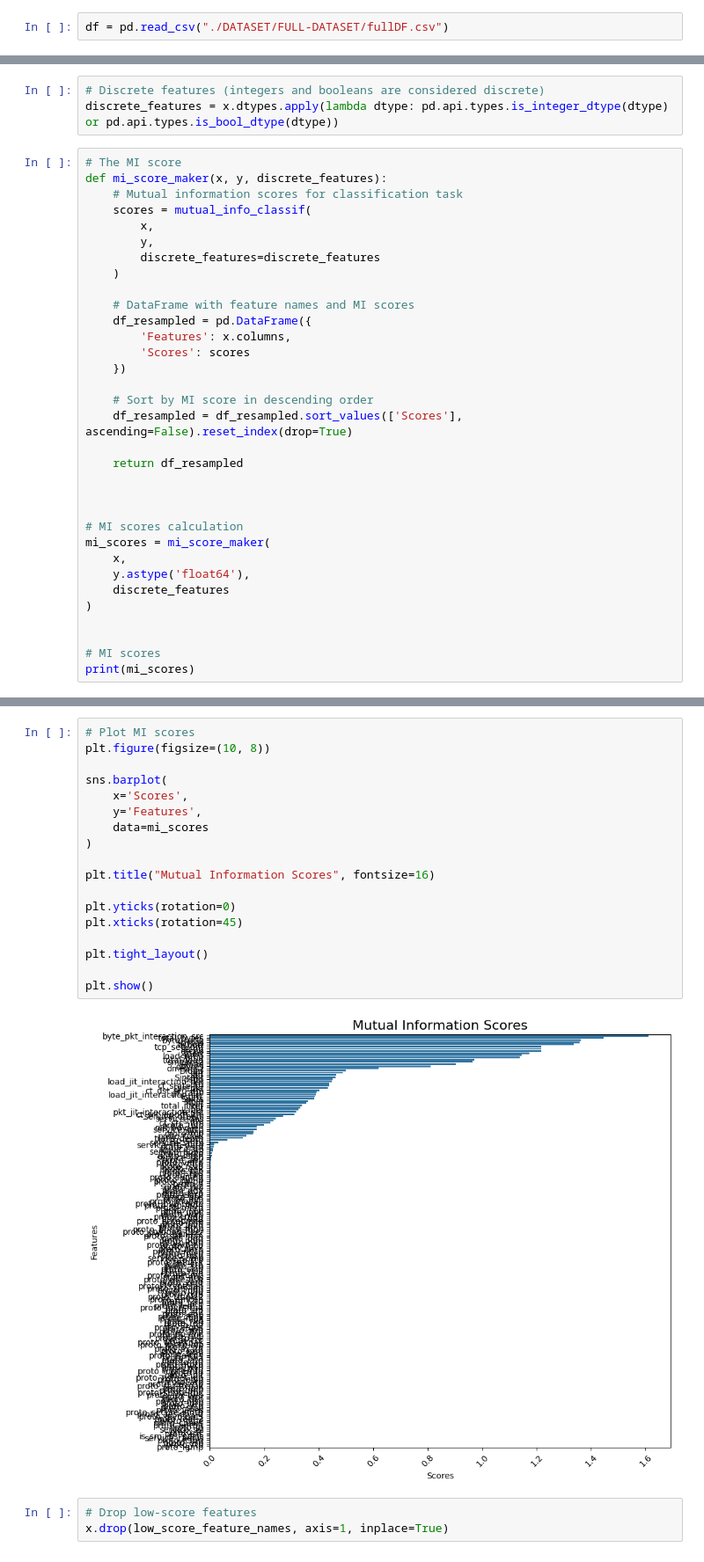
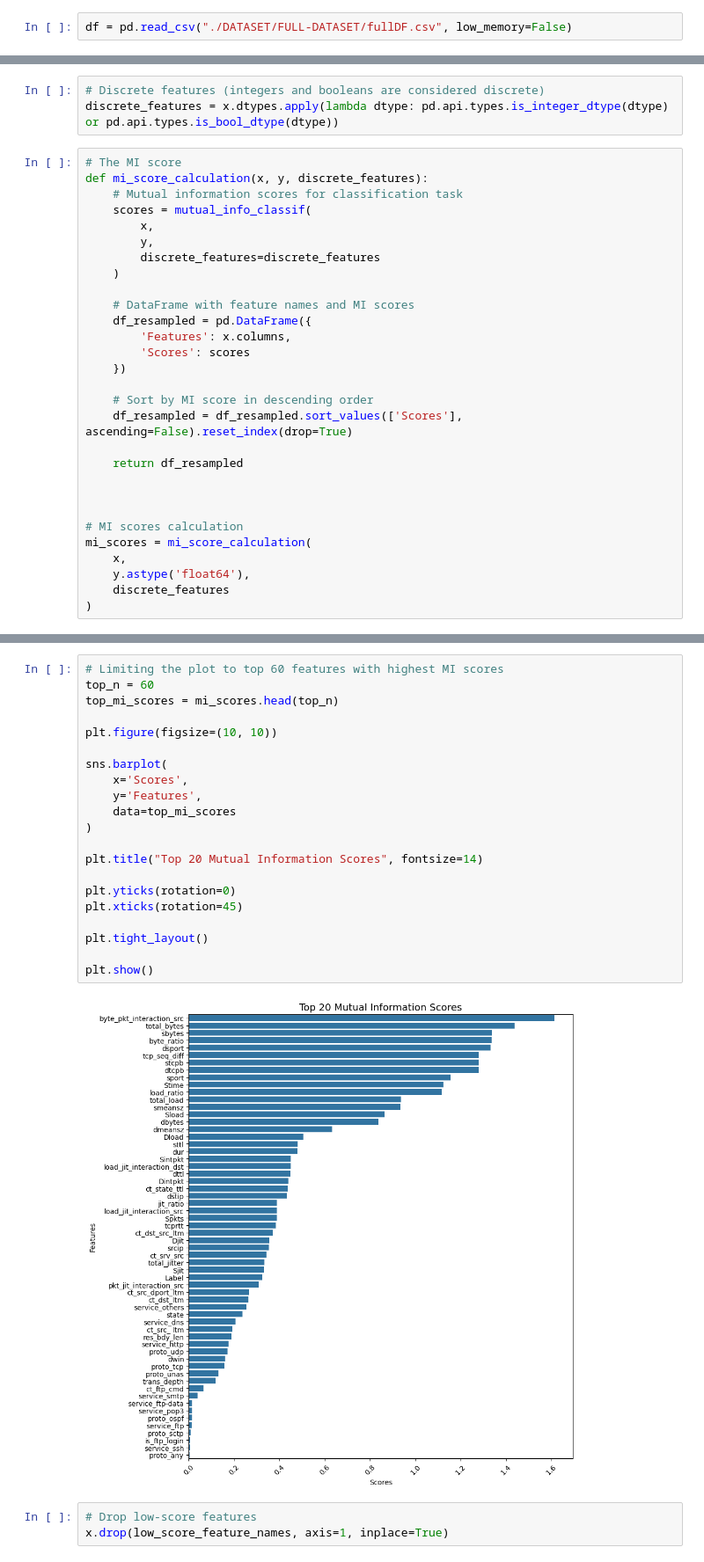
Before and after one commit to avinashyadav16/anomaly-and-threat-detection-in-network-traffic, a Jupyter notebook: 02_EDA.ipynb, the cells around one changed output, grey strips where cells are left out. Shown at 88% size. Drawn from its saved outputs; the diff is of its cells as text.

```diff
--- a/02_EDA.ipynb
+++ b/02_EDA.ipynb
@@ -24,5 +41,5 @@ from sklearn.feature_selection import mutual_info_classif
 # %%
-df = pd.read_csv("./DATASET/FULL-DATASET/fullDF.csv")
+df = pd.read_csv("./DATASET/FULL-DATASET/fullDF.csv", low_memory=False)
 # %%
 df
 # %% [output]
@@ -1098,7 +1198,7 @@ y = y_resampled
 discrete_features = x.dtypes.apply(lambda dtype: pd.api.types.is_integer_dtype(dtype) or pd.api.types.is_bool_dtype(dtype))
 # %%
 # The MI score
-def mi_score_maker(x, y, discrete_features):
+def mi_score_calculation(x, y, discrete_features):
     # Mutual information scores for classification task
     scores = mutual_info_classif(
         x,
@@ -1120,15 +1220,11 @@ def mi_score_maker(x, y, discrete_features):
 
 
 # MI scores calculation
-mi_scores = mi_score_maker(
+mi_scores = mi_score_calculation(
     x,
     y.astype('float64'),
     discrete_features
 )
-
-
-# MI scores
-print(mi_scores)
 # %% [output]
 invalid value encountered in cast
 
@@ -1189,23 +1287,26 @@ low_score_feature_names
 # %%
-# Plot MI scores
-plt.figure(figsize=(10, 8))
+# Limiting the plot to top 60 features with highest MI scores
+top_n = 60
+top_mi_scores = mi_scores.head(top_n)
+
+plt.figure(figsize=(10, 10))
 
 sns.barplot(
     x='Scores',
     y='Features',
-    data=mi_scores
+    data=top_mi_scores
 )
 
-plt.title("Mutual Information Scores", fontsize=16)
+plt.title("Top 20 Mutual Information Scores", fontsize=14)
 
 plt.yticks(rotation=0)
 plt.xticks(rotation=45)
 
 plt.tight_layout()
 
 plt.show()
 # %% [output]
-[figure, old version]
+[figure, new version]
 # %%
 # Drop low-score features
 x.drop(low_score_feature_names, axis=1, inplace=True)
```
Also changed, not shown: parts of 90 cells of this notebook, 4 other files.
